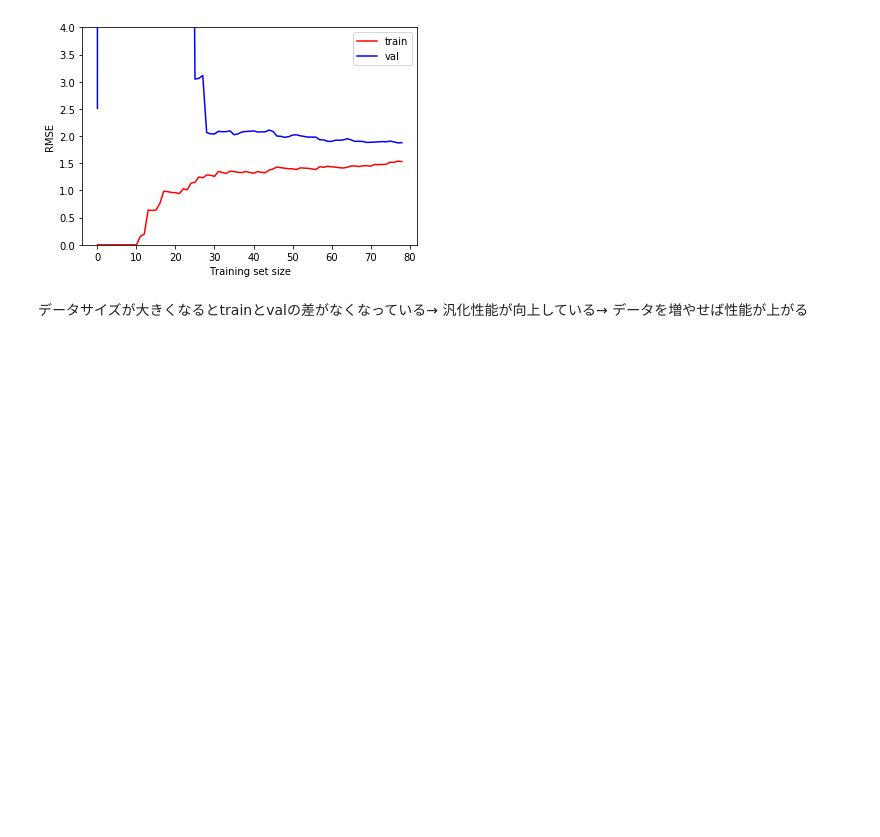
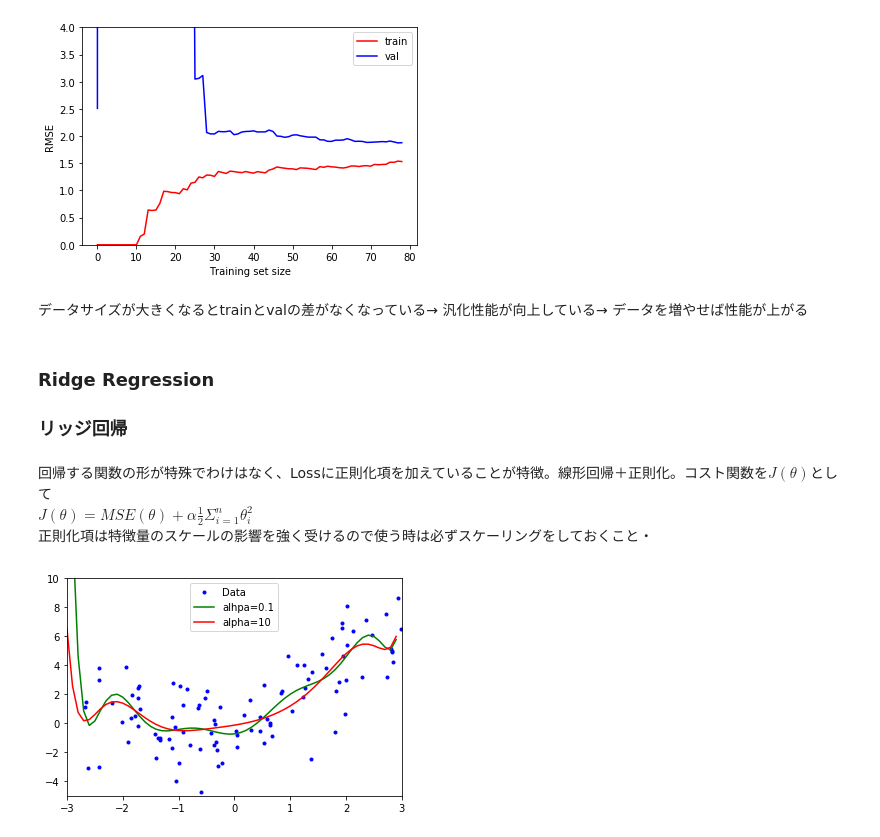
Before and after one commit to NCC-AI/Study, a Jupyter notebook: programs/sklearn_regression/regression_sklearn.ipynb, the cells around one changed output. Drawn from its saved outputs; the diff is of its cells as text; code cells hidden in the pictures; blank space fills up the shorter version.

```diff
--- a/programs/sklearn_regression/regression_sklearn.ipynb
+++ b/programs/sklearn_regression/regression_sklearn.ipynb
@@ -236,3 +236,31 @@ plot_learning_curves(polynomial_regression, X, y)
 [figure]
 # %% [markdown]
 データサイズが大きくなるとtrainとvalの差がなくなっている→ 汎化性能が向上している→ データを増やせば性能が上がる
+# %% [markdown]
+### Ridge Regression
+### リッジ回帰
+# %% [markdown]
+回帰する関数の形が特殊でわけはなく、Lossに正則化項を加えていることが特徴。線形回帰＋正則化。コスト関数を$J(\theta)$として<br>
+$J(\theta) = MSE(\theta) + \alpha \frac{1}{2} \Sigma_{i=1}^n{\theta_i^2}$<br>
+正則化項は特徴量のスケールの影響を強く受けるので使う時は必ずスケーリングをしておくこと・
+# %%
+from sklearn.linear_model import Ridge
+poly_features_over = PolynomialFeatures(degree = 10, include_bias = False) # Choose degree of polynomial
+X_over = poly_features_over.fit_transform(X)
+
+alpha_array = [1e-1, 10]
+y_predict_over = np.zeros((len(alpha_array), len(X_new), 1))
+for i, alph in enumerate(alpha_array):
+    ridge_reg = Ridge(alpha=alph, solver = 'cholesky') # Solve Ridge regression with closed form
+    ridge_reg.fit(X_over, y)
+    y_predict_over[i] = ridge_reg.predict(poly_features_over.fit_transform(X_new))
+
+plt.plot(X, y, 'b.')
+plt.plot(X_new, y_predict_over[0], 'g')
+plt.plot(X_new, y_predict_over[1], 'r')
+plt.ylim([-5, 10])
+plt.xlim([-3, 3])
+plt.legend(('Data', 'alhpa='+str(alpha_array[0]), 'alpha='+str(alpha_array[1])))
+plt.show()
+# %% [output]
+[figure, added]
```
Also changed, not shown: parts of 30 cells of this notebook.
